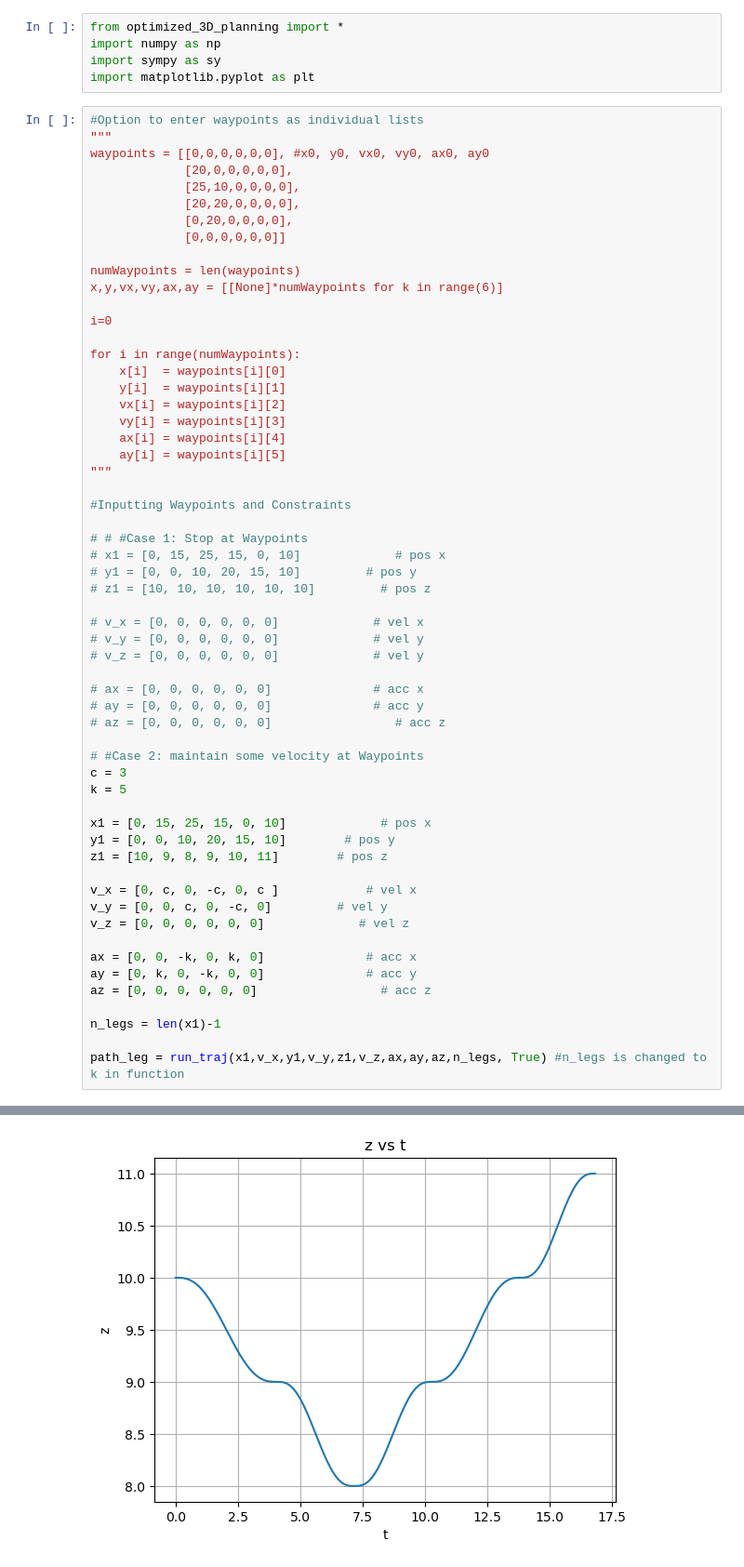
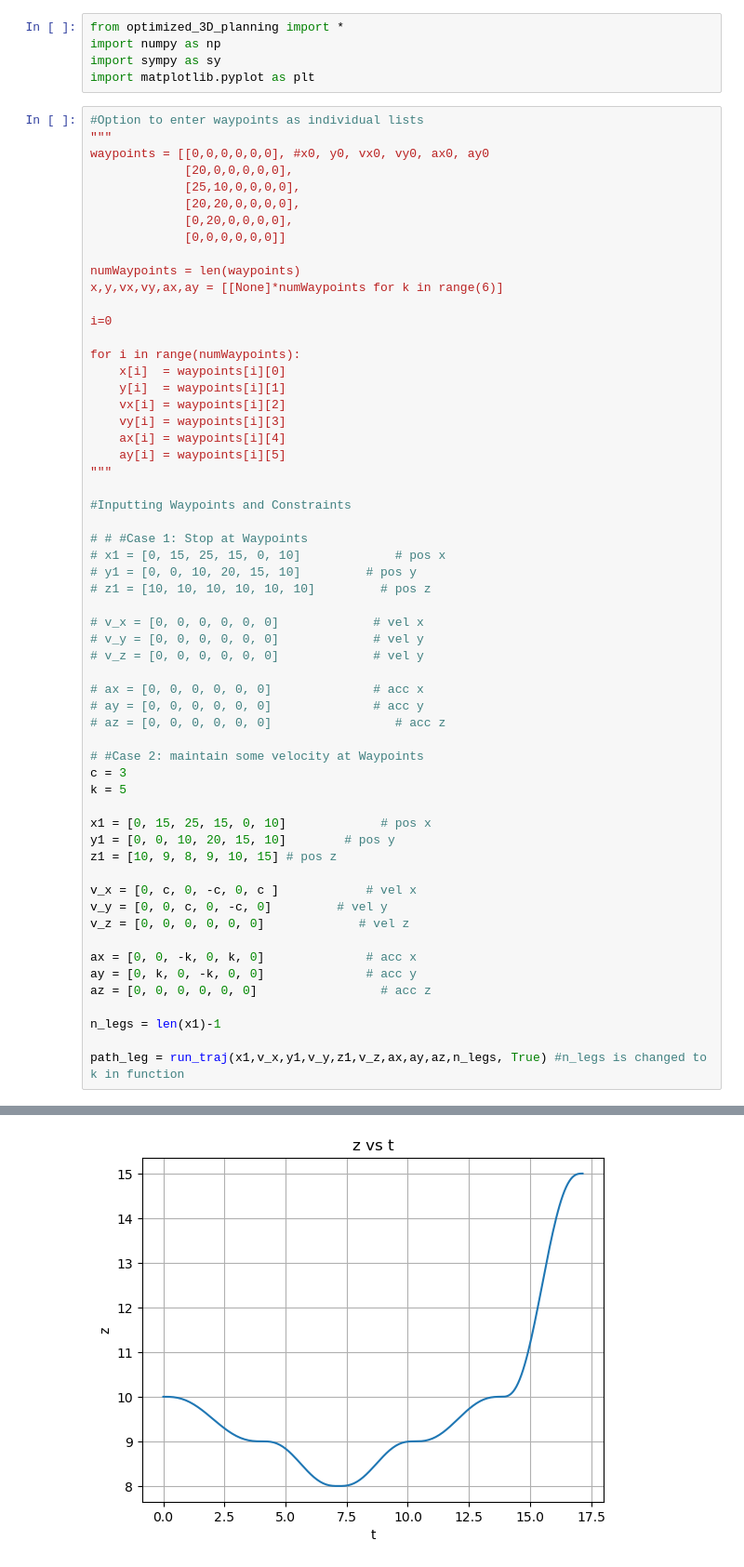
Before and after one commit to alankang30/dubins-polynomial, a Jupyter notebook: test_3D_planning.ipynb, the cells around one changed output, grey strips where cells are left out. Shown at 93% size. Saved outputs shown, nothing was run; the diff lists cells and outputs as text.

```diff
--- a/test_3D_planning.ipynb
+++ b/test_3D_planning.ipynb
@@ -48,7 +48,7 @@ k = 5
 
 x1 = [0, 15, 25, 15, 0, 10]             # pos x
 y1 = [0, 0, 10, 20, 15, 10]        # pos y
-z1 = [10, 9, 8, 9, 10, 11]        # pos z
+z1 = [10, 9, 8, 9, 10, 15] # pos z
 
 v_x = [0, c, 0, -c, 0, c ]            # vel x
 v_y = [0, 0, c, 0, -c, 0]         # vel y
@@ -69,2 +69,2 @@ Total Time:  16.81998594131946
-[figure, old version]
+[figure, new version]
 [figure]
```
Also changed, not shown: parts of 1 cell of this notebook.
